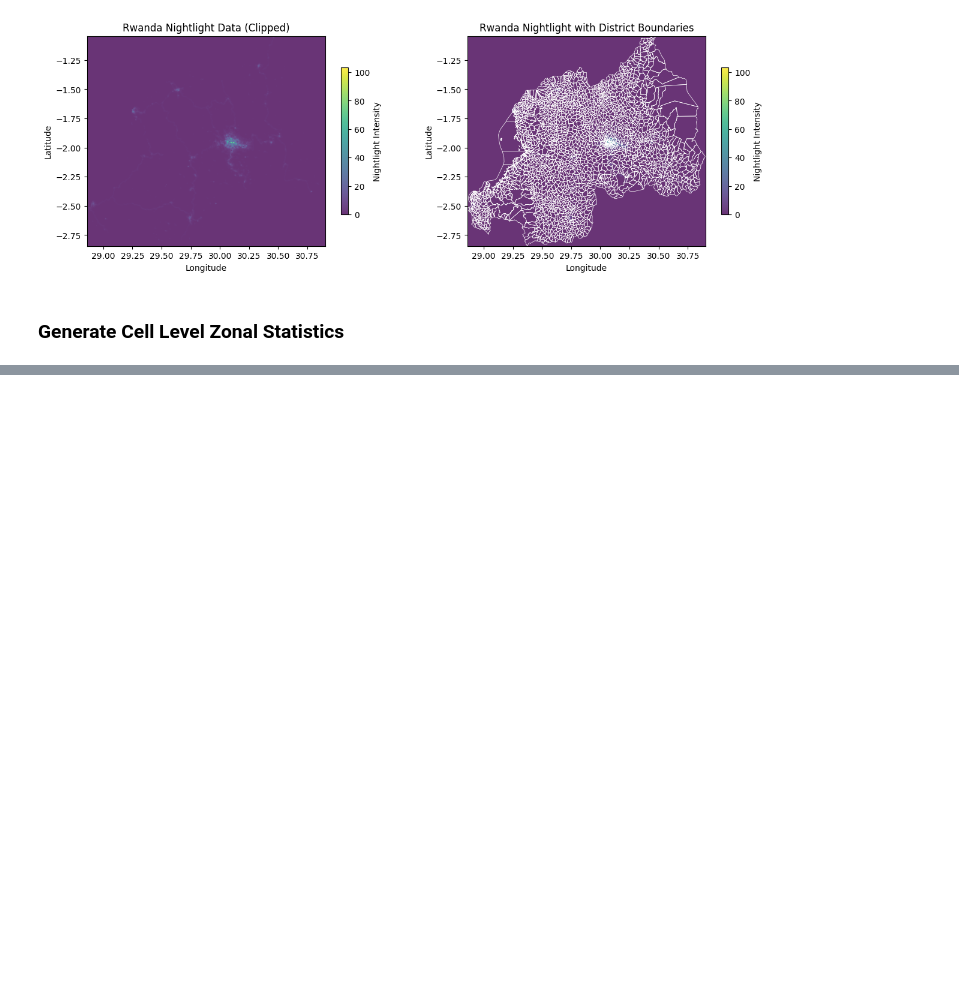
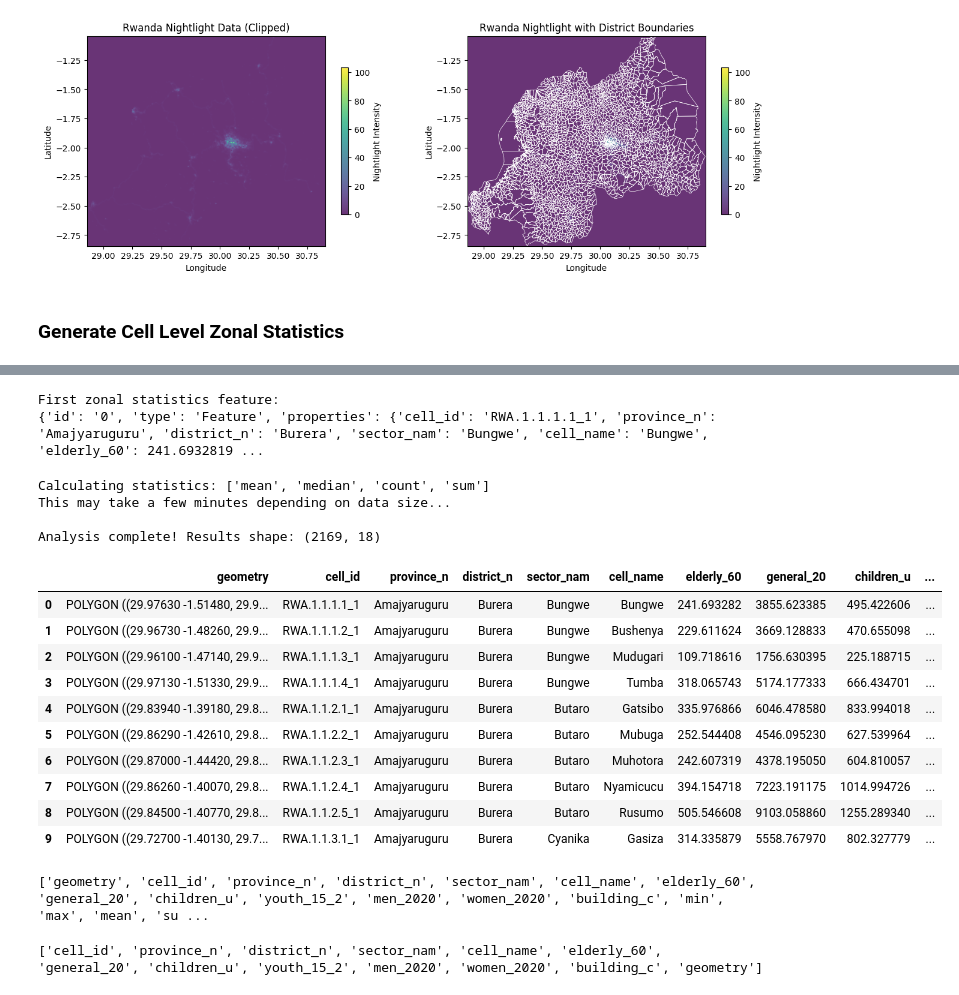
Before and after one commit to emkay3-debug/nightlight-analysis-emmanuel.kayitaba, a Jupyter notebook: assignment-3-zonal-stats.ipynb, the cells around one changed output, grey strips where cells are left out. Drawn from its saved outputs; the diff is of its cells as text; code cells hidden in the pictures; blank space fills up the shorter version.

```diff
--- a/assignment-3-zonal-stats.ipynb
+++ b/assignment-3-zonal-stats.ipynb
@@ -342,10 +464,39 @@ Name: geometry, dtype: geometry
 # 3. Administrative level: 4
 
 from rasterstats import zonal_stats
+import geopandas as gpd
+import rasterio
+
+DIR_WORKSPACE = Path.cwd()
+DIR_DATA = DIR_WORKSPACE / "data"
+DIR_SRC = DIR_WORKSPACE / "src"
+
+FILE_SHP_ADM4 = DIR_DATA / "geospatial/pop-demo-infra/adm4-pop-buildings.shp"
+FILE_RASTER = DIR_DATA / "ntl/VNL_npp_2024_global_vcmslcfg_v2_c202502261200.average_masked.dat.tif"
+
 
 admin_level = "cell_id"
 
-with rasterio.open(rwanda_raster_path) as src:
 
-zs = zonal_stats(rwanda_raster_path, FILE_SHP_ADM4, admin_level)
+#with rasterio.open(FILE_RASTER) as src:
+#zs = zonal_stats(FILE_RASTER, FILE_SHP_ADM4, admin_level)
+
+
+# 1. Load admin boundaries
+gdf_adm4 = gpd.read_file(FILE_SHP_ADM4, engine="pyogrio")
+
+# 2. Run zonal statistics
+#    stats = ["mean", "sum", "min", "max", "median", "std"] → adjust as needed
+zs = zonal_stats(
+    vectors=gdf_adm4,               # use loaded GeoDataFrame
+    raster=str(rwanda_raster_path), # use clipped raster path as string
+    stats=["mean", "sum", "min", "max", "median"],
+    geojson_out=True                # return GeoJSON features with geometry
+)
+
+# 3. Convert back into a GeoDataFrame
+gdf_stats = gpd.GeoDataFrame.from_features(zs, crs=gdf_adm4.crs)
+
+# 4. Inspect
+print(gdf_stats.head())
 # %% [output]
@@ -353,21 +520,50 @@ RasterioIOError: '/Users/ekayitaba/Documents/GitHub/nightlight-analysis-emmanuel
 # %%
-# Load the data (this will print information about the datasets)
-zs.load_data()
+# There is no load_data() method for the zs list, so this line should be removed.
+# If you want to inspect the zonal statistics, you can print or display the first few entries:
+print("First zonal statistics feature:")
+print(zs[0])
+# %% [output]
+First zonal statistics feature:
+{'id': '0', 'type': 'Feature', 'properties': {'cell_id': 'RWA.1.1.1.1_1', 'province_n': 'Amajyaruguru', 'district_n': 'Burera', 'sector_nam': 'Bungwe', 'cell_name': 'Bungwe', 'elderly_60': 241.6932819 ...
 # %%
 # =======================================
 # DEFINE WHICH STATISTICS TO CALCULATE
 # =======================================
 stats_to_calculate = ['mean', 'median', 'count', "sum"]
 
 print(f"Calculating statistics: {stats_to_calculate}")
 print("This may take a few minutes depending on data size...")
 
-# Calculate statistics
-df_stats = zs.calculate_statistics(stats_to_calculate)
+# The zonal statistics have already been calculated and stored in gdf_stats
+df_stats = gdf_stats.copy()
 
 # Display results
 print(f"\nAnalysis complete! Results shape: {df_stats.shape}")
 display(df_stats.head(10))
+# %% [output]
+Calculating statistics: ['mean', 'median', 'count', 'sum']
+This may take a few minutes depending on data size...
+
+Analysis complete! Results shape: (2169, 18)
+|  | geometry | cell_id | province_n | district_n | sector_nam | cell_name | elderly_60 | general_20 | children_u | ... |
+| 0 | POLYGON ((29.97630 -1.51480, 29.9... | RWA.1.1.1.1_1 | Amajyaruguru | Burera | Bungwe | Bungwe | 241.693282 | 3855.623385 | 495.422606 | ... |
+| 1 | POLYGON ((29.96730 -1.48260, 29.9... | RWA.1.1.1.2_1 | Amajyaruguru | Burera | Bungwe | Bushenya | 229.611624 | 3669.128833 | 470.655098 | ... |
+| 2 | POLYGON ((29.96100 -1.47140, 29.9... | RWA.1.1.1.3_1 | Amajyaruguru | Burera | Bungwe | Mudugari | 109.718616 | 1756.630395 | 225.188715 | ... |
+| 3 | POLYGON ((29.97130 -1.51330, 29.9... | RWA.1.1.1.4_1 | Amajyaruguru | Burera | Bungwe | Tumba | 318.065743 | 5174.177333 | 666.434701 | ... |
+| 4 | POLYGON ((29.83940 -1.39180, 29.8... | RWA.1.1.2.1_1 | Amajyaruguru | Burera | Butaro | Gatsibo | 335.976866 | 6046.478580 | 833.994018 | ... |
+| 5 | POLYGON ((29.86290 -1.42610, 29.8... | RWA.1.1.2.2_1 | Amajyaruguru | Burera | Butaro | Mubuga | 252.544408 | 4546.095230 | 627.539964 | ... |
+| 6 | POLYGON ((29.87000 -1.44420, 29.8... | RWA.1.1.2.3_1 | Amajyaruguru | Burera | Butaro | Muhotora | 242.607319 | 4378.195050 | 604.810057 | ... |
+| 7 | POLYGON ((29.86260 -1.40070, 29.8... | RWA.1.1.2.4_1 | Amajyaruguru | Burera | Butaro | Nyamicucu | 394.154718 | 7223.191175 | 1014.994726 | ... |
+| 8 | POLYGON ((29.84500 -1.40770, 29.8... | RWA.1.1.2.5_1 | Amajyaruguru | Burera | Butaro | Rusumo | 505.546608 | 9103.058860 | 1255.289340 | ... |
+| 9 | POLYGON ((29.72700 -1.40130, 29.7... | RWA.1.1.3.1_1 | Amajyaruguru | Burera | Cyanika | Gasiza | 314.335879 | 5558.767970 | 802.327779 | ... |
+# %%
+print(df_stats.columns.tolist())
+# %% [output]
+['geometry', 'cell_id', 'province_n', 'district_n', 'sector_nam', 'cell_name', 'elderly_60', 'general_20', 'children_u', 'youth_15_2', 'men_2020', 'women_2020', 'building_c', 'min', 'max', 'mean', 'su ...
+# %%
+print(gdf_adm4.columns.tolist())
+# %% [output]
+['cell_id', 'province_n', 'district_n', 'sector_nam', 'cell_name', 'elderly_60', 'general_20', 'children_u', 'youth_15_2', 'men_2020', 'women_2020', 'building_c', 'geometry']
 # %%
 # ==================================================
 # SAVE RESULTS
```
Also changed, not shown: parts of 6 cells of this notebook.
